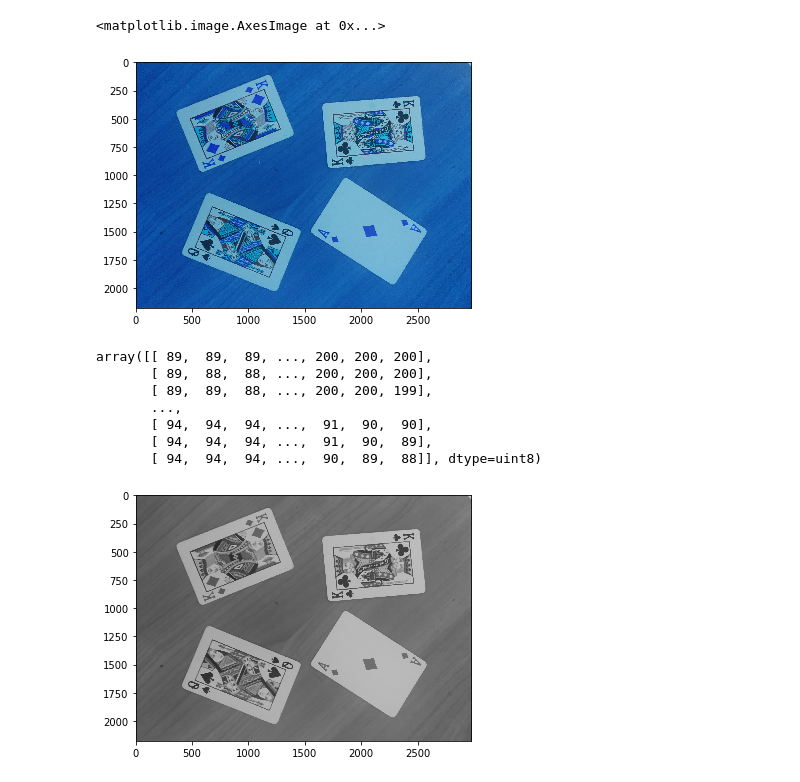
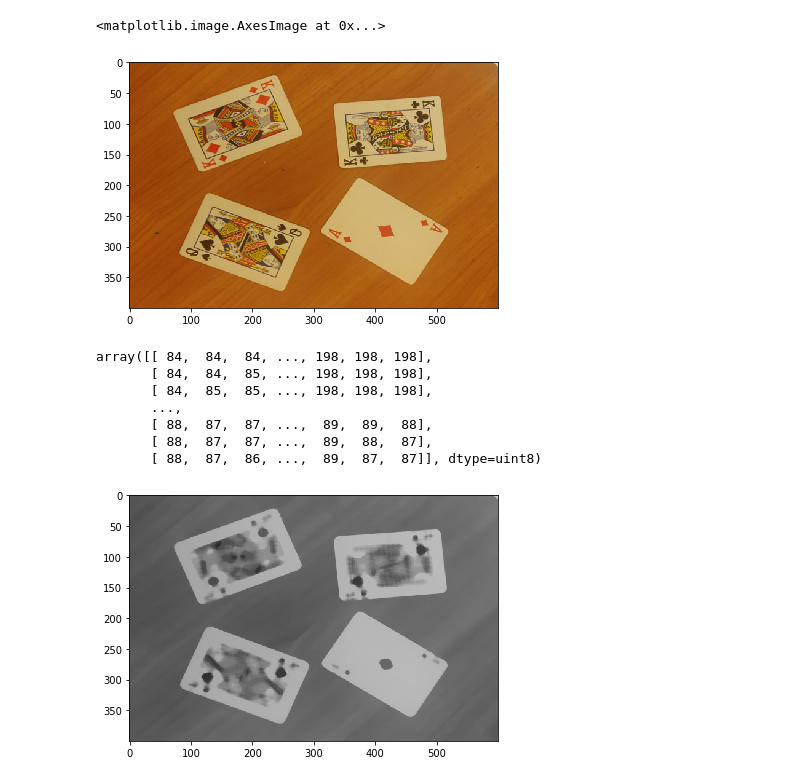
Before and after one commit to MrPawelas/card-recognition, a Jupyter notebook: src/main/resources/cards-detection.ipynb, the cells around one changed output. Cells and saved outputs as stored; diff of their text form; code cells hidden in the pictures.

```diff
--- a/src/main/resources/cards-detection.ipynb
+++ b/src/main/resources/cards-detection.ipynb
@@ -6,27 +6,26 @@ import numpy as np
 import skimage.morphology as mp
 # %%
 
-image = cv2.imread("cardsOnFloor.jpg",cv2.IMREAD_UNCHANGED)
+image = sk.img_as_ubyte(io.imread("cardsOnFloor.jpg"))
+image = sk.transform.resize(image,(400,600))
 io.imshow(image)
-cv2.resize(image, (400, 600))
-io.imshow(image)
 # %% [output]
 <matplotlib.image.AxesImage at 0x...>
-[figure, old version]
+[figure, new version]
 # %%
-grayimage = cv2.cvtColor(image, cv2.COLOR_BGR2GRAY)
+grayimage = sk.img_as_ubyte(sk.color.rgb2gray(image))
 grayimage = cv2.medianBlur(grayimage,11) #rozmycie pomaga w usunięciu krawędzi zbędnych krawędzi
 io.imshow(grayimage)
 grayimage
 # %% [output]
-array([[ 89,  89,  89, ..., 200, 200, 200],
-       [ 89,  88,  88, ..., 200, 200, 200],
-       [ 89,  89,  88, ..., 200, 200, 199],
+array([[ 84,  84,  84, ..., 198, 198, 198],
+       [ 84,  84,  85, ..., 198, 198, 198],
+       [ 84,  85,  85, ..., 198, 198, 198],
        ...,
-       [ 94,  94,  94, ...,  91,  90,  90],
-       [ 94,  94,  94, ...,  91,  90,  89],
-       [ 94,  94,  94, ...,  90,  89,  88]], dtype=uint8)
+       [ 88,  87,  87, ...,  89,  89,  88],
+       [ 88,  87,  87, ...,  89,  88,  87],
+       [ 88,  87,  86, ...,  89,  87,  87]], dtype=uint8)
-[figure, old version]
+[figure, new version]
 # %%
 threshold, thresholdedImage = cv2.threshold(grayimage, 127, 255, cv2.THRESH_OTSU) #THRESH_OTSU sam dobiera próg na podstawie rozkładu kolorów(zakłada,że jest bimodalny), drugi argument nie ma znaczenia XD
 io.imshow(thresholdedImage)
```
Also changed, not shown: parts of 2 cells of this notebook, 3 other files.
